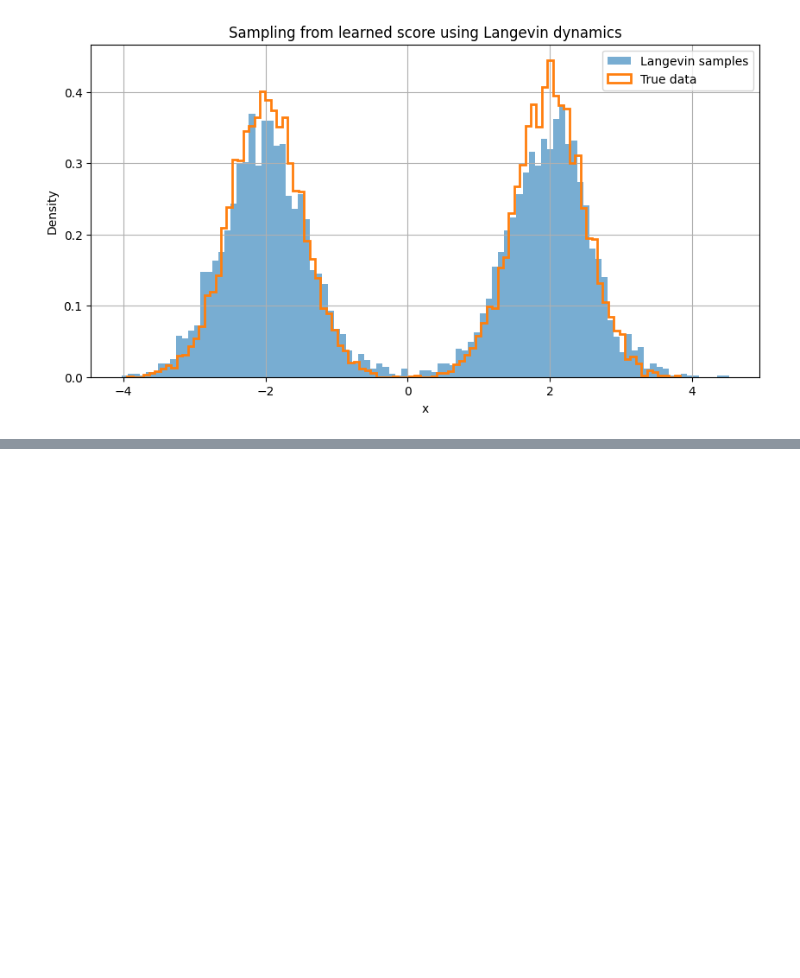
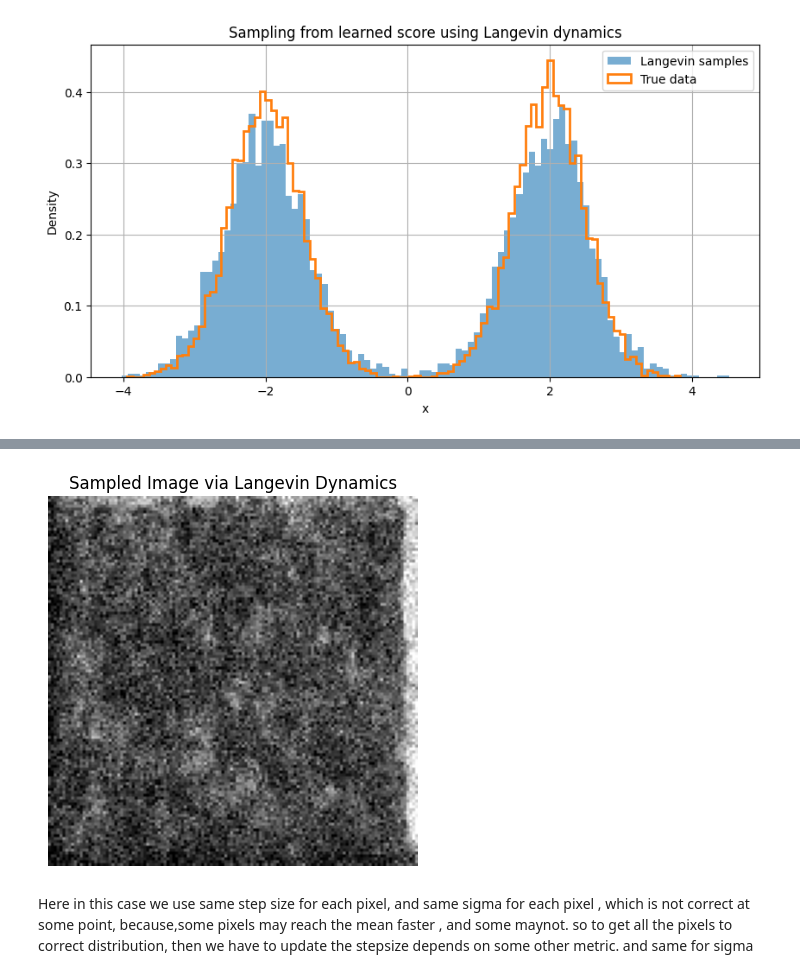
Before and after one commit to Jaseelkt007/Generative_AI_basics, a Jupyter notebook: Langvin_sampling.ipynb, the cells around one changed output, grey strips where cells are left out. Saved outputs shown, nothing was run; the diff lists cells and outputs as text; code cells hidden in the pictures; blank space fills up the shorter version.

```diff
--- a/Langvin_sampling.ipynb
+++ b/Langvin_sampling.ipynb
@@ -310,0 +498,21 @@ plt.show()
+# %%
+model = ConvScoreNet().to(x0.device)
+optimizer = optim.Adam(model.parameters(), lr=1e-3)
+loss_fn = nn.MSELoss()
+
+n_epochs = 1000
+
+for epoch in range(n_epochs):
+    # Re-noise every time to avoid overfitting
+    x_noisy = x0 + sigma * torch.randn_like(x0) # train over multiple epochs with augmented noise since x0 is single sample
+    target = -(x_noisy - x0) / (sigma ** 2)
+
+    pred = model(x_noisy)
+    loss = loss_fn(pred, target)
+
+    optimizer.zero_grad()
+    loss.backward()
+    optimizer.step()
+
+    if epoch % 50 == 0:
+        print(f"Epoch {epoch}, Loss: {loss.item():.6f}")
@@ -310,0 +540,25 @@ plt.show()
+# %%
+# Now lets try to sample this distribution
+def langevin_sample(model, shape=(1,128,128), n_steps = 1000, epsilon=0.01):
+    model.eval()
+    x = torch.randn(shape).to(next(model.parameters()).device)
+
+    for _ in range(n_steps):
+        x = x.detach().requires_grad_()
+        score = model(x)
+        noise = torch.randn_like(x)
+        x = x + 0.5 * epsilon * score + torch.sqrt(torch.tensor(epsilon)) * noise
+
+        # Optional: clamp pixel range to [0, 1] if training assumed that
+        x = x.clamp(0.0, 1.0)
+    return x.detach()
+
+sample = langevin_sample(model, shape=(1, 128, 128), n_steps=100, epsilon=0.01)
+plt.imshow(sample.squeeze().cpu(), cmap='gray')
+plt.title("Sampled Image via Langevin Dynamics")
+plt.axis('off')
+plt.show()
+# %% [output]
+[figure, added]
+# %% [markdown]
+Here in this case we use same step size for each pixel, and same sigma for each pixel , which is not correct at some point, because,some pixels may reach the mean faster , and some maynot. so to get all the pixels to correct distribution, then we have to update the stepsize depends on some other metric. and same for sigma
```
Also changed, not shown: parts of 9 cells of this notebook.
